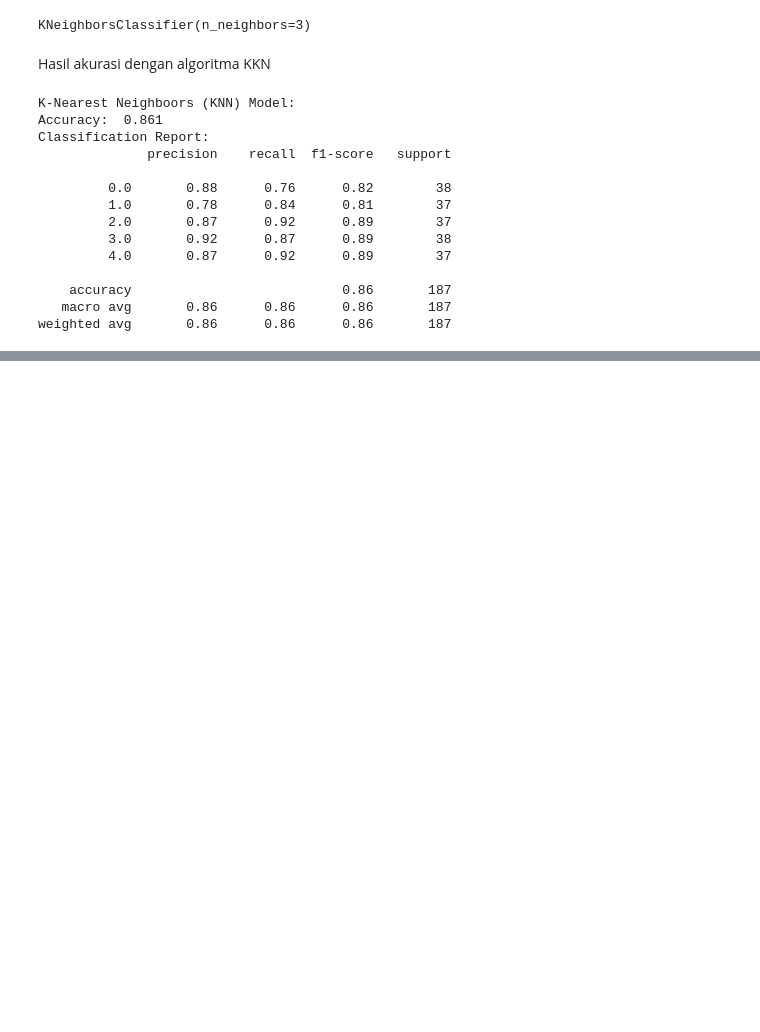
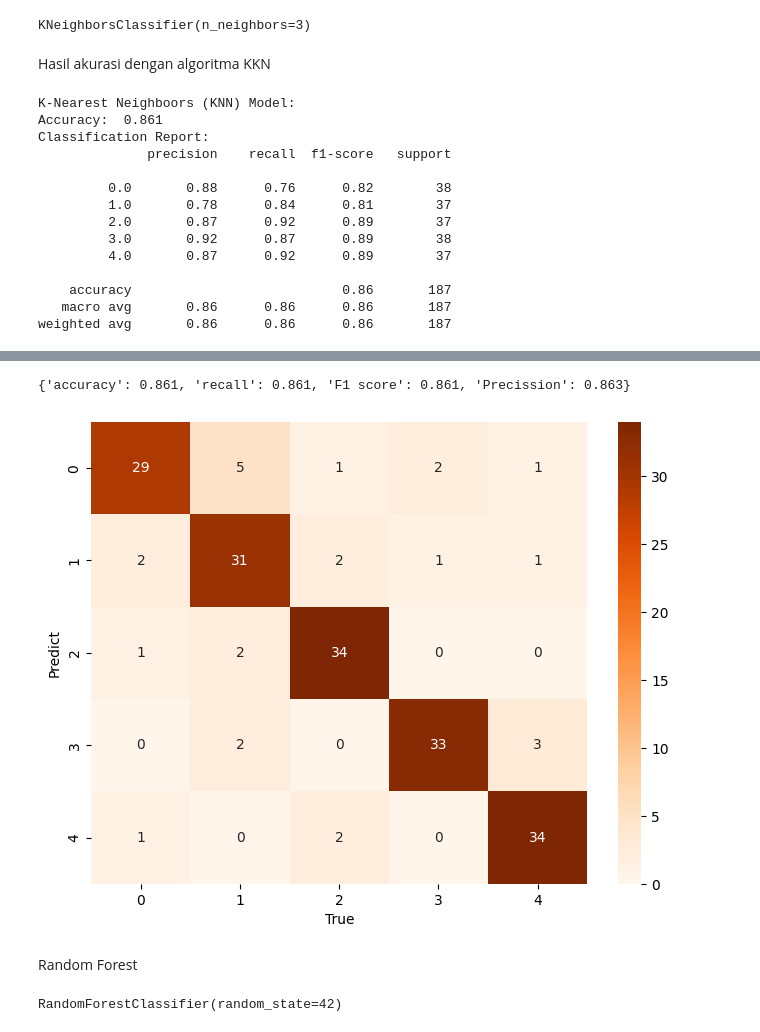
Before and after one commit to Anthopyta/DC, a Jupyter notebook: Hungarian.ipynb, the cells around one changed output, grey strips where cells are left out. Saved outputs shown, nothing was run; the diff lists cells and outputs as text; code cells hidden in the pictures; blank space fills up the shorter version.

```diff
--- a/Hungarian.ipynb
+++ b/Hungarian.ipynb
@@ -637,0 +778,3 @@ weighted avg       0.86      0.86      0.86       187
+# %%
+knn_model = KNeighborsClassifier(n_neighbors=3)
+knn_model.fit(X_train_normal, y_train_normal)
@@ -637,0 +783,9 @@ weighted avg       0.86      0.86      0.86       187
+# %%
+y_pred_knn = knn_model.predict(X_test_normal)
+
+# evaluate the KNN model
+print("K-Nearst Neighbors (KNN) Model:")
+accuracy_knn_smote_normal = round(accuracy_score(y_test_normal, y_pred_knn),3)
+print("Accuracy:", accuracy_knn_smote_normal)
+print("Classification Report:")
+print(classification_report(y_test_normal, y_pred_knn))
@@ -637,0 +807,21 @@ weighted avg       0.86      0.86      0.86       187
+# %%
+evaluation(y_test_normal, y_pred_knn)
+# %% [output]
+{'accuracy': 0.861, 'recall': 0.861, 'F1 score': 0.861, 'Precission': 0.863}
+# %%
+cm = confusion_matrix(y_test_normal, y_pred_knn)
+
+plt.figure(figsize=(8, 6))
+sns.heatmap(cm, annot=True, fmt="d", cmap="Oranges")
+plt.xlabel('True')
+plt.ylabel("Predict")
+plt.show()
+# %% [output]
+[figure, added]
+# %% [markdown]
+Random Forest
+# %%
+rf_model = RandomForestClassifier(n_estimators=100, random_state=42)
+rf_model.fit(X_train, y_train_normal)
+# %% [output]
+RandomForestClassifier(random_state=42)
```
Also changed, not shown: parts of 47 cells of this notebook.
